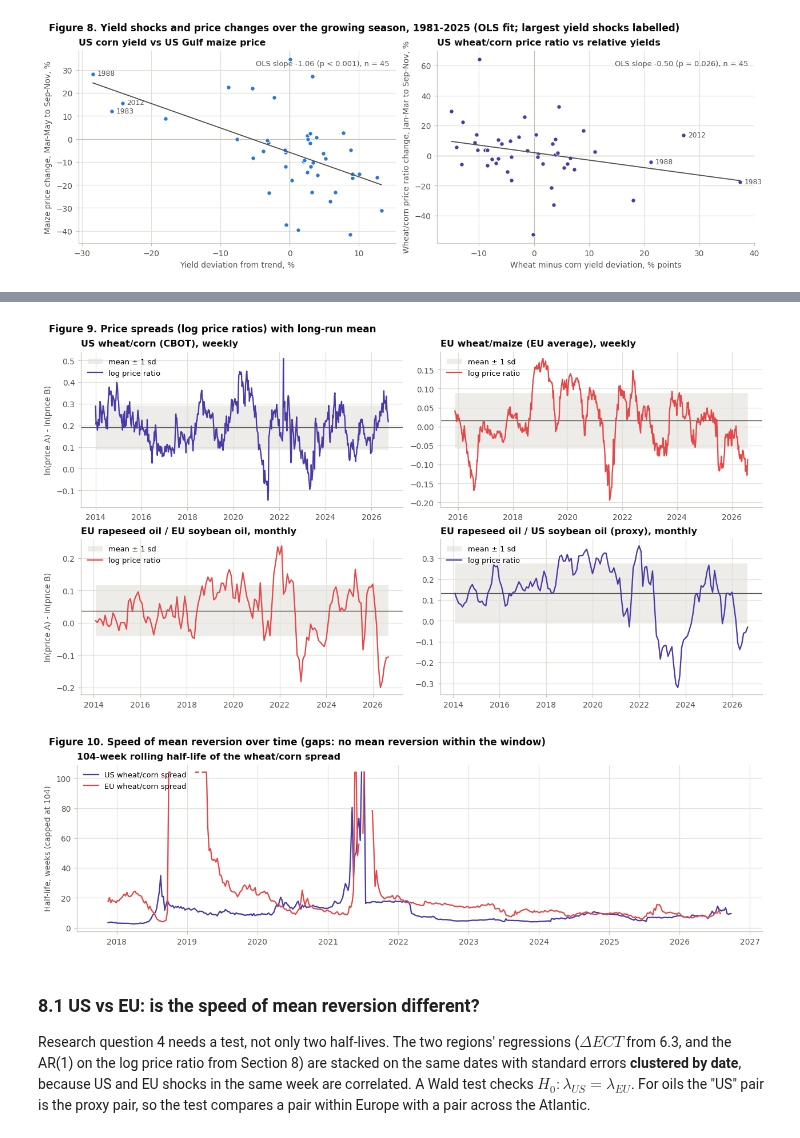
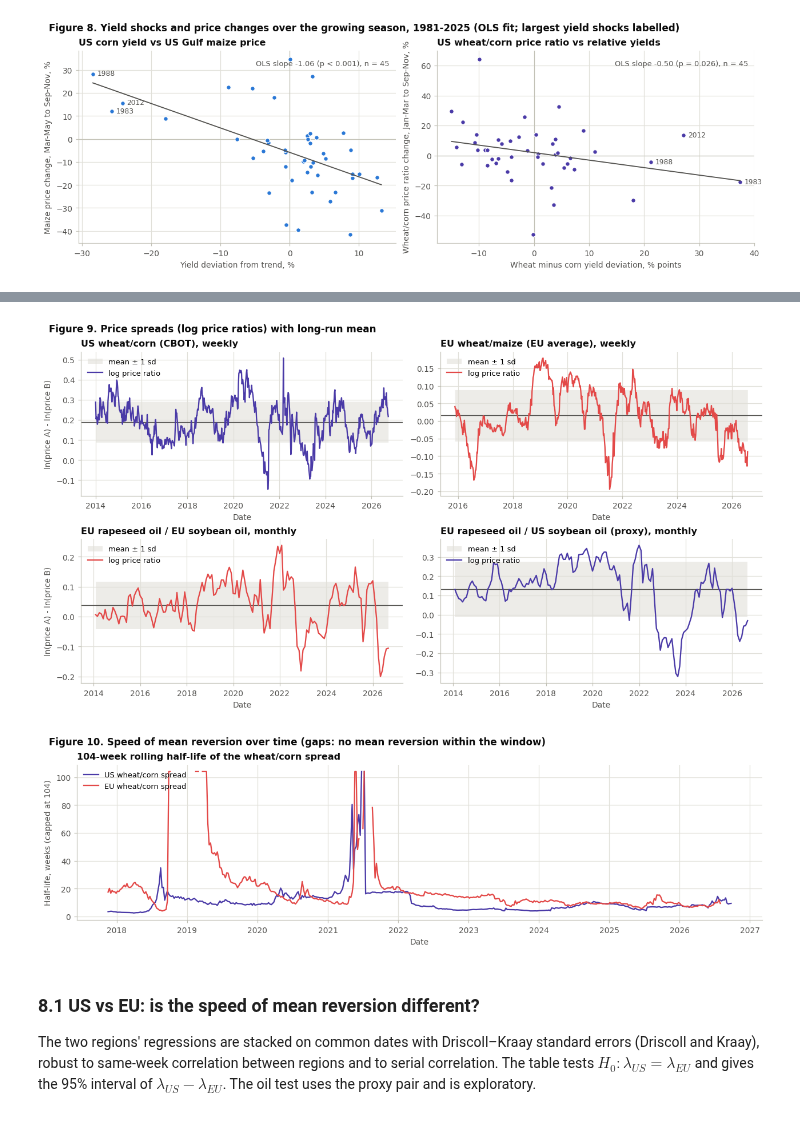
Before and after one commit to chaupmbn/mscfe-capstone-weather-agri, a Jupyter notebook: weather_agri_commodities.ipynb, the cells around one changed output, grey strips where cells are left out. Cells and saved outputs as stored; diff of their text form; code cells hidden in the pictures.

```diff
--- a/weather_agri_commodities.ipynb
+++ b/weather_agri_commodities.ipynb
@@ -623,6 +641,7 @@ for ax, crop in zip(axes, ["corn", "wheat"]):
         col = f"{crop}_{region.lower()}"
         ax.plot(100 * r_weekly[col].rolling(52).std() * np.sqrt(52), color=REGION[region], label=LABELS[col])
     ax.set_title(f"{crop.capitalize()}: 52-week rolling volatility (annualised)", loc="left")
+    ax.set_xlabel("Date")
     ax.legend(loc="upper left")
 axes[0].set_ylabel("Volatility, % per year")
 fig_title(fig, "Figure 4. Volatility of weekly returns, US futures vs EU cash prices")
@@ -686,6 +700,7 @@ for ax, (region, cols) in zip(axes, {"US": ["corn_us", "wheat_us", "soyoil_us"],
     ax.axhline(0, color=AXIS, lw=0.8)
     ax.set_xticks(range(1, 13), [calendar.month_abbr[m] for m in range(1, 13)])
     ax.set_title(f"{region}: average seasonal component (STL)", loc="left")
+    ax.set_xlabel("Calendar month")
     ax.legend(loc="upper left", ncol=2)
 axes[0].set_ylabel("Deviation from trend, %")
 fig_title(fig, "Figure 5. Seasonal price profiles")
@@ -1043,13 +1104,16 @@ for (region, crop), col in PRICE_FOR.items():
     ols = sm.OLS(df["dp"], sm.add_constant(df["dev"])).fit(cov_type="HC1")
     reduced = sm.OLS(df["dp"], sm.add_constant(df[["tmean", "prcp"]])).fit(cov_type="HC1")
     first = sm.OLS(df["dev"], sm.add_constant(df[instruments])).fit()
+    first_robust = sm.OLS(df["dev"], sm.add_constant(df[instruments])).fit(cov_type="HC1")    # robust Wald F
+    anderson_rubin = sm.OLS(df["dp"], sm.add_constant(df[instruments])).fit(cov_type="HC1")  # price on instruments
     b_iv, p_iv = tsls(df["dp"], df["dev"], sm.add_constant(df[instruments]))
     price_data[(region, crop)] = df
     rows[f"{region} {crop} -> {PRICE_LABEL[col]}"] = {
         "years": f"{df.index.min()}-{df.index.max()}", "n": len(df), "corr": df["dp"].corr(df["dev"]),
         "price_%_per_1%_yield": ols.params["dev"], "p": ols.pvalues["dev"],
         "price_%_per_+1C": reduced.params["tmean"], "p(+1C)": reduced.pvalues["tmean"],
-        "2SLS_price_%_per_1%_yield": b_iv, "p(2SLS)": p_iv, "first_stage_F": first.fvalue}
+        "2SLS_price_%_per_1%_yield": b_iv, "p(2SLS)": p_iv, "first_stage_F": first.fvalue,
+        "first_stage_F_robust": first_robust.fvalue, "Anderson_Rubin_p": anderson_rubin.f_pvalue}
 
 # price relationship: US wheat/corn price ratio against relative yield shocks
 ratio = (np.log(wb_monthly["wheat_gulf"]) - np.log(wb_monthly["corn_gulf"])).dropna()
@@ -1163,37 +1228,39 @@ for ax, (title, a, b, color) in zip(axes.flat, spread_panels):
     ax.axhline(s.mean(), color=INK2, lw=0.9)
     ax.plot(s.index, s, color=color, label="log price ratio")
     ax.set_title(title, loc="left")
+    ax.set_xlabel("Date")
     ax.legend(loc="upper left")
 for ax in axes[:, 0]:
     ax.set_ylabel("ln(price A) - ln(price B)")
 fig_title(fig, "Figure 9. Price spreads (log price ratios) with long-run mean")
 plt.show()
 # %% [output]
-[figure, old version]
+[figure, new version]
 # %%
 def rolling_half_life(s, window):
     """Half-life (periods) of an AR(1) fitted in a rolling window; NaN where the window shows no mean reversion."""
     s = s.dropna()
     lag, ds = s.shift(1), s.diff()
     b = ds.rolling(window).cov(lag) / lag.rolling(window).var()
     return (np.log(2) / -np.log(1 + b)).where((b < 0) & (b > -1))
 
 
 WINDOW = 104   # two years of weekly data
 fig, ax = plt.subplots(figsize=(11.5, 3.4), constrained_layout=True)
 for region, (a, b) in {"US": ("wheat_us", "corn_us"), "EU": ("wheat_eu", "corn_eu")}.items():
     hl = rolling_half_life(np.log(weekly[a]) - np.log(weekly[b]), WINDOW)
     ax.plot(hl.clip(upper=WINDOW), color=REGION[region], label=f"{region} wheat/corn spread")
 ax.set_ylabel("Half-life, weeks (capped at 104)")
+ax.set_xlabel("Date")
 ax.set_title("104-week rolling half-life of the wheat/corn spread", loc="left")
 ax.legend(loc="upper left")
 fig_title(fig, "Figure 10. Speed of mean reversion over time (gaps: no mean reversion within the window)")
 plt.show()
 # %% [output]
-[figure, old version]
+[figure, new version]
 # %% [markdown]
 ### 8.1 US vs EU: is the speed of mean reversion different?
-Research question 4 needs a test, not only two half-lives. The two regions' regressions ($\Delta ECT$ from 6.3, and the AR(1) on the log price ratio from Section 8) are stacked on the same dates with standard errors **clustered by date**, because US and EU shocks in the same week are correlated. A Wald test checks $H_0: \lambda_{US} = \lambda_{EU}$. For oils the "US" pair is the proxy pair, so the test compares a pair within Europe with a pair across the Atlantic.
+The two regions' regressions are stacked on common dates with Driscoll–Kraay standard errors (Driscoll and Kraay), robust to same-week correlation between regions and to serial correlation. The table tests $H_0: \lambda_{US} = \lambda_{EU}$ and gives the 95% interval of $\lambda_{US} - \lambda_{EU}$. The oil test uses the proxy pair and is exploratory.
 # %%
 def ratio_ar1(df, y, x):
     """Section 8 model as (target, regressors): change in log price ratio on its lagged level."""
```
Also changed, not shown: parts of 31 cells of this notebook, 4 other files.
